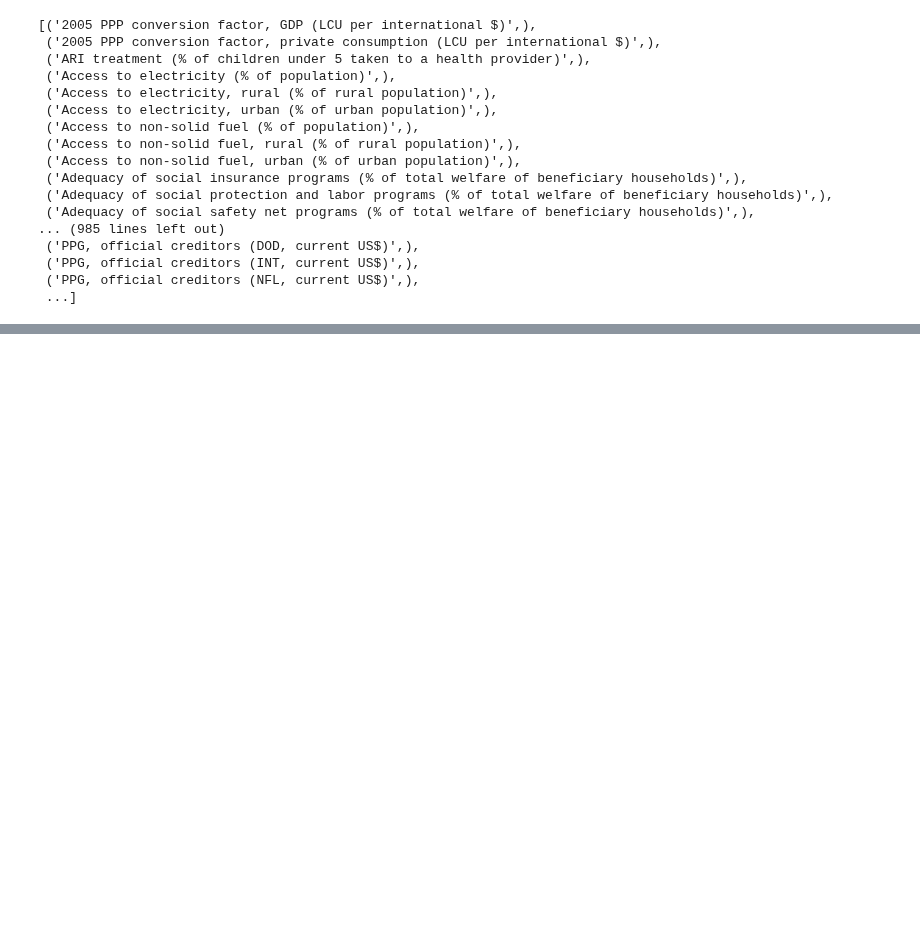
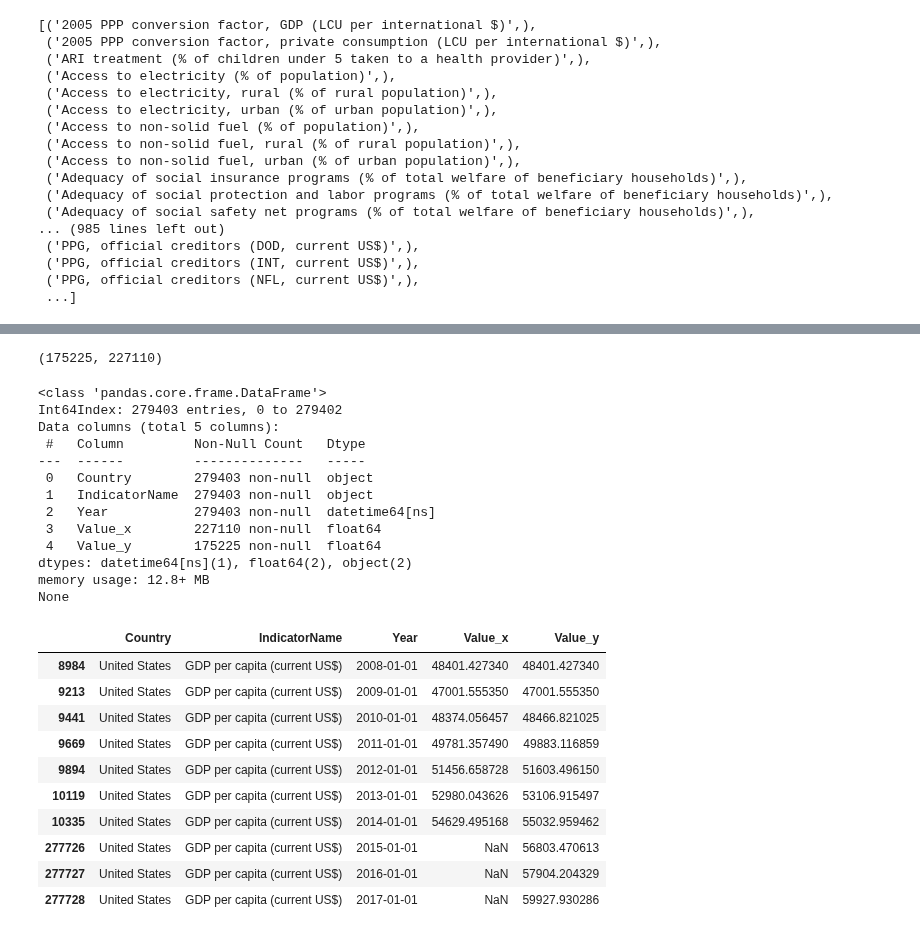
Before and after one commit to 281clo/World_Development_Mental_Health_Acquisition, a Jupyter notebook: Data_Preprocessing.ipynb, the cells around one changed output, grey strips where cells are left out. Drawn from its saved outputs; the diff is of its cells as text; code cells hidden in the pictures; blank space fills up the shorter version.

```diff
--- a/Data_Preprocessing.ipynb
+++ b/Data_Preprocessing.ipynb
@@ -147,0 +150,8 @@ accessdf
+# %%
+accessdf.drop(columns= ['CountryCode', 'IndicatorCode'], inplace=True)
+accessdf.rename(columns={'CountryName': 'Country'}, inplace=True)
+accessdf['Year'] = accessdf['Year'].astype(str)
+accessdf['Year'] = pd.to_datetime(accessdf['Year'])
+# accessdf = accessdf.set_index(['Country', 'Year'])
+# %%
+datadf = pd.read_csv(prep.path('WDI/WDIData.csv'))
@@ -180,0 +198,6 @@ worlddf.set_index(['CountryName', 'Year'])
+# %%
+worlddf = pd.DataFrame(datadf.groupby(['Country Name','Indicator Name']).mean().stack())
+worlddf = worlddf.reset_index()
+worlddf = worlddf.rename(columns={0: 'Value', 'level_2': 'Year', 'Country Name': 'Country', 'Indicator Name': 'IndicatorName'})
+worlddf['Year'] = worlddf['Year'].astype(str)
+worlddf['Year'] = pd.to_datetime(worlddf['Year'])
@@ -180,0 +272,33 @@ worlddf.set_index(['CountryName', 'Year'])
+# %%
+len(worlddf.index), len(accessdf.index)
+# %% [output]
+(175225, 227110)
+# %%
+combineddf = accessdf.merge(worlddf, on=['Country', 'IndicatorName', 'Year'], how='outer')
+print(combineddf.info())
+combineddf[(combineddf['IndicatorName'] == 'GDP per capita (current US$)') & (combineddf['Country'] == 'United States')].tail(10)
+# %% [output]
+<class 'pandas.core.frame.DataFrame'>
+Int64Index: 279403 entries, 0 to 279402
+Data columns (total 5 columns):
+ #   Column         Non-Null Count   Dtype
+---  ------         --------------   -----
+ 0   Country        279403 non-null  object
+ 1   IndicatorName  279403 non-null  object
+ 2   Year           279403 non-null  datetime64[ns]
+ 3   Value_x        227110 non-null  float64
+ 4   Value_y        175225 non-null  float64
+dtypes: datetime64[ns](1), float64(2), object(2)
+memory usage: 12.8+ MB
+None
+|  | Country | IndicatorName | Year | Value_x | Value_y |
+| 8984 | United States | GDP per capita (current US$) | 2008-01-01 | 48401.427340 | 48401.427340 |
+| 9213 | United States | GDP per capita (current US$) | 2009-01-01 | 47001.555350 | 47001.555350 |
+| 9441 | United States | GDP per capita (current US$) | 2010-01-01 | 48374.056457 | 48466.821025 |
+| 9669 | United States | GDP per capita (current US$) | 2011-01-01 | 49781.357490 | 49883.116859 |
+| 9894 | United States | GDP per capita (current US$) | 2012-01-01 | 51456.658728 | 51603.496150 |
+| 10119 | United States | GDP per capita (current US$) | 2013-01-01 | 52980.043626 | 53106.915497 |
+| 10335 | United States | GDP per capita (current US$) | 2014-01-01 | 54629.495168 | 55032.959462 |
+| 277726 | United States | GDP per capita (current US$) | 2015-01-01 | NaN | 56803.470613 |
+| 277727 | United States | GDP per capita (current US$) | 2016-01-01 | NaN | 57904.204329 |
+| 277728 | United States | GDP per capita (current US$) | 2017-01-01 | NaN | 59927.930286 |
```
Also changed, not shown: parts of 19 cells of this notebook, 4 other files.
